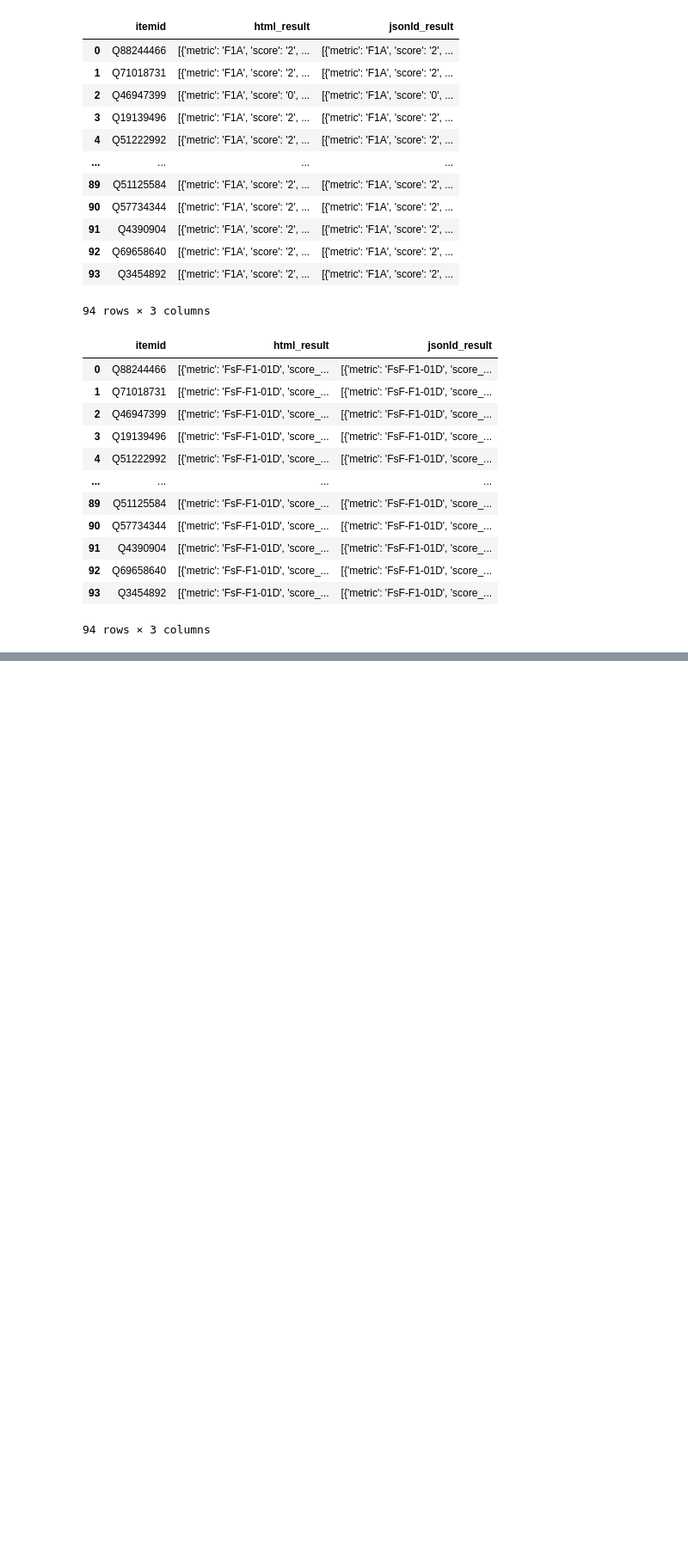
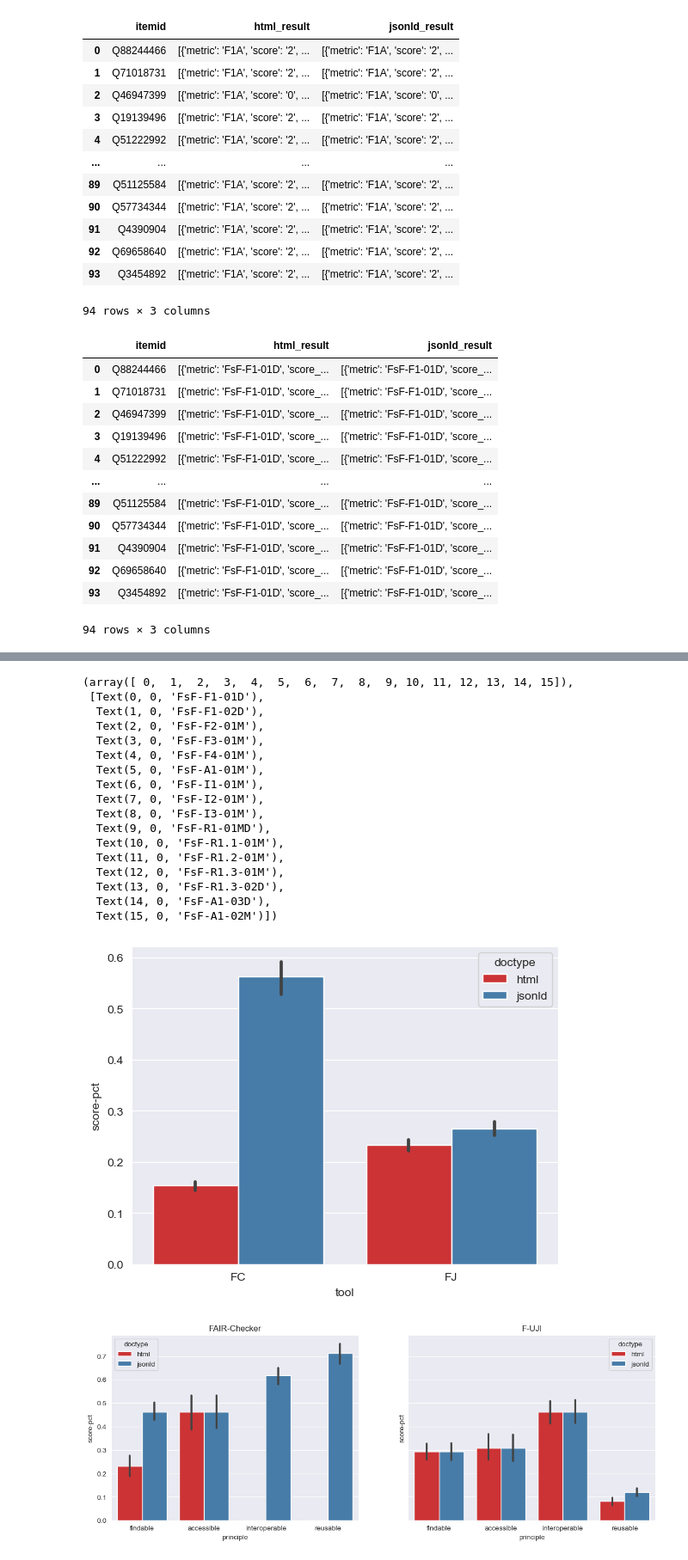
Before and after one commit to mwurzbacher/FAIRness-assessment-tools-evaluation-using-ORKG, a Jupyter notebook: wikidata_evaluation.ipynb, the cells around one changed output, grey strips where cells are left out. Shown at 86% size. Cells and saved outputs as stored; diff of their text form; code cells hidden in the pictures; blank space fills up the shorter version.

```diff
--- a/wikidata_evaluation.ipynb
+++ b/wikidata_evaluation.ipynb
@@ -325,0 +301,19 @@ sns.barplot(df_FCFJ_item, x="tool", y="score-pct", hue="doctype")
+# %%
+def get_specific_FC_df(cols):
+    df_fin = df_FC_long[cols]
+    df_fin["index"] = df_fin.index
+    df_fin = pd.wide_to_long(df_fin, stubnames="score", i="index", j="doctype", sep="_", suffix=r'\w+').reset_index().drop(columns="index")
+    df_fin["score-pct"] = df_fin["score"]/2
+    return df_fin
+
+def get_specific_FJ_df(cols):
+    df_fin = df_FJ_long[cols]
+    df_fin["index"] = df_fin.index
+    df_fin = pd.wide_to_long(df_fin, ["score_earned", "score_total"], i="index", j="doctype", sep="_", suffix=r'\w+').reset_index().drop(columns="index")
+    df_fin["score-pct"] = df_fin["score_earned"]/df_fin["score_total"]
+    return df_fin
+# %%
+df_FC_principle = get_specific_FC_df(["score_html", "score_jsonld", "principle"])
+df_FJ_principle = get_specific_FJ_df(["score_earned_html", "score_total_html", "score_earned_jsonld", "score_total_jsonld", "principle"])
+df_FC_metric = get_specific_FC_df(["metric", "score_html", "score_jsonld"])
+df_FJ_metric = get_specific_FJ_df(["metric", "score_earned_html", "score_total_html", "score_earned_jsonld", "score_total_jsonld"])
@@ -325,0 +341,41 @@ sns.barplot(df_FCFJ_item, x="tool", y="score-pct", hue="doctype")
+# %%
+sns.set_style("darkgrid")
+palette = "Set1"
+
+sns.barplot(df_FCFJ_item, x="tool", y="score-pct", hue="doctype", palette=palette)
+
+fig, axs = plt.subplots(ncols=2, sharey=True)
+fig.set_figwidth(14)
+sns.barplot(df_FC_principle, x="principle", y="score-pct", hue="doctype", ax=axs[0], palette=palette)
+axs[0].set_title("FAIR-Checker")
+sns.barplot(df_FJ_principle, x="principle", y="score-pct", hue="doctype", ax=axs[1], palette=palette)
+axs[1].set_title("F-UJI")
+
+fig, axs = plt.subplots(ncols=2, sharey=True)
+fig.set_figwidth(20)
+sns.barplot(df_FC_metric, x="metric", y="score-pct", hue="doctype", ax=axs[0], palette=palette)
+axs[0].set_title("FAIR-Checker metrics")
+plt.xticks(rotation=45)
+sns.barplot(df_FJ_metric, x="metric", y="score-pct", hue="doctype", ax=axs[1], palette=palette)
+axs[1].set_title("F-UJI metrics")
+plt.xticks(rotation=90)
+# %% [output]
+(array([ 0,  1,  2,  3,  4,  5,  6,  7,  8,  9, 10, 11, 12, 13, 14, 15]),
+ [Text(0, 0, 'FsF-F1-01D'),
+  Text(1, 0, 'FsF-F1-02D'),
+  Text(2, 0, 'FsF-F2-01M'),
+  Text(3, 0, 'FsF-F3-01M'),
+  Text(4, 0, 'FsF-F4-01M'),
+  Text(5, 0, 'FsF-A1-01M'),
+  Text(6, 0, 'FsF-I1-01M'),
+  Text(7, 0, 'FsF-I2-01M'),
+  Text(8, 0, 'FsF-I3-01M'),
+  Text(9, 0, 'FsF-R1-01MD'),
+  Text(10, 0, 'FsF-R1.1-01M'),
+  Text(11, 0, 'FsF-R1.2-01M'),
+  Text(12, 0, 'FsF-R1.3-01M'),
+  Text(13, 0, 'FsF-R1.3-02D'),
+  Text(14, 0, 'FsF-A1-03D'),
+  Text(15, 0, 'FsF-A1-02M')])
+[figure, added]
+[figure, added]
```
Also changed, not shown: parts of 7 cells of this notebook, 1 other file.
